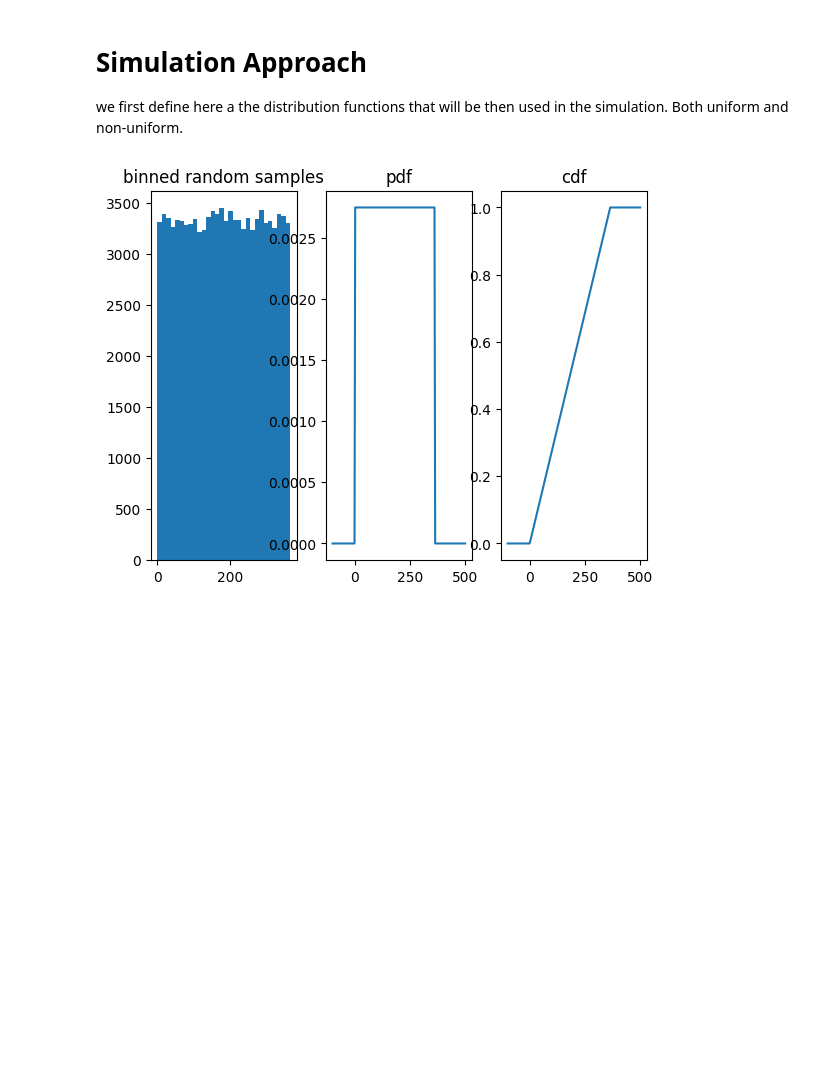
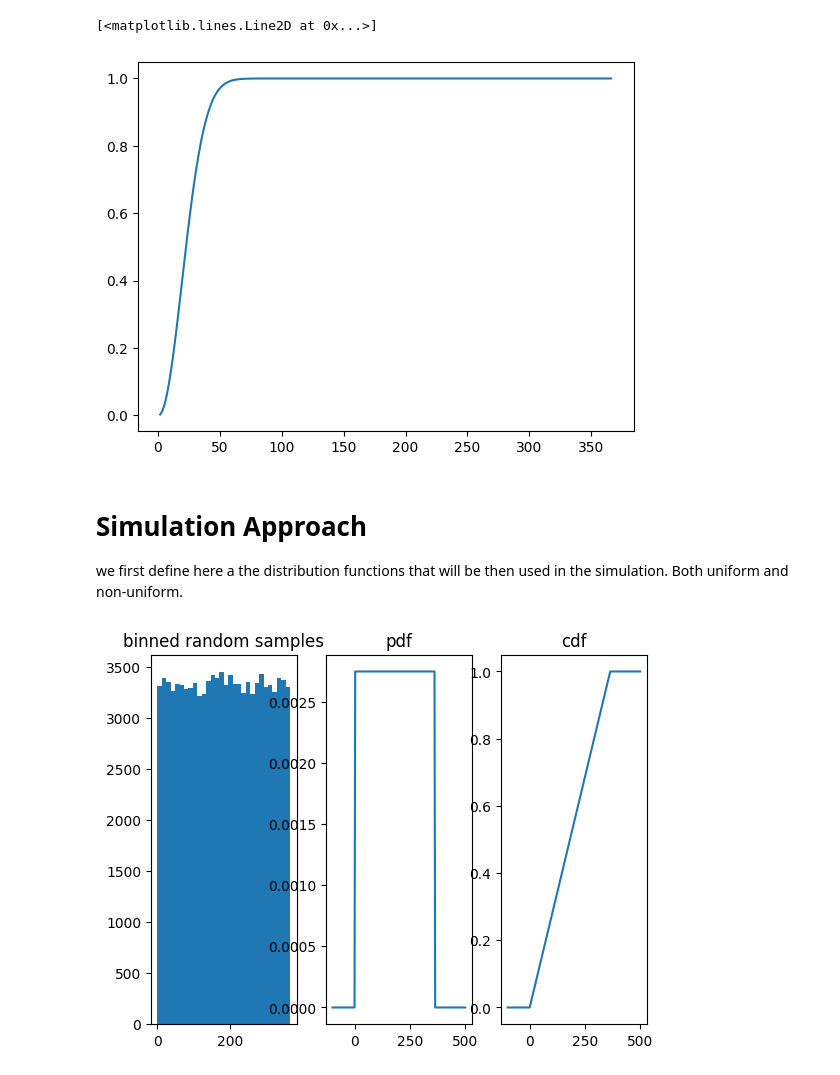
Before and after one commit to filippigianluca/probability_paradoxes, a Jupyter notebook: Birthday_paradox.ipynb, the cells around one changed output. Cells and saved outputs as stored; diff of their text form; code cells hidden in the pictures; blank space fills up the shorter version.

```diff
--- a/Birthday_paradox.ipynb
+++ b/Birthday_paradox.ipynb
@@ -24,3 +40,20 @@ import matplotlib.pyplot as plt
+# %%
+Pb = []
+
+Nperson = 366
+
+for k in range(2,Nperson+1):
+
+    Vnr = int(comb(365, k) * math.factorial(k)) #, exact=True, repetition=True)
+    Vt = 365**k
+    Pa = Vnr / Vt
+    Pb.append( 1 - Pa )
+
+time = np.linspace(2, Nperson, Nperson-1)
+plt.plot(time, Pb)
+# %% [output]
+[<matplotlib.lines.Line2D at 0x...>]
+[figure, added]
 # %% [markdown]
 # Simulation Approach
 
```
Also changed, not shown: parts of 4 cells of this notebook.
